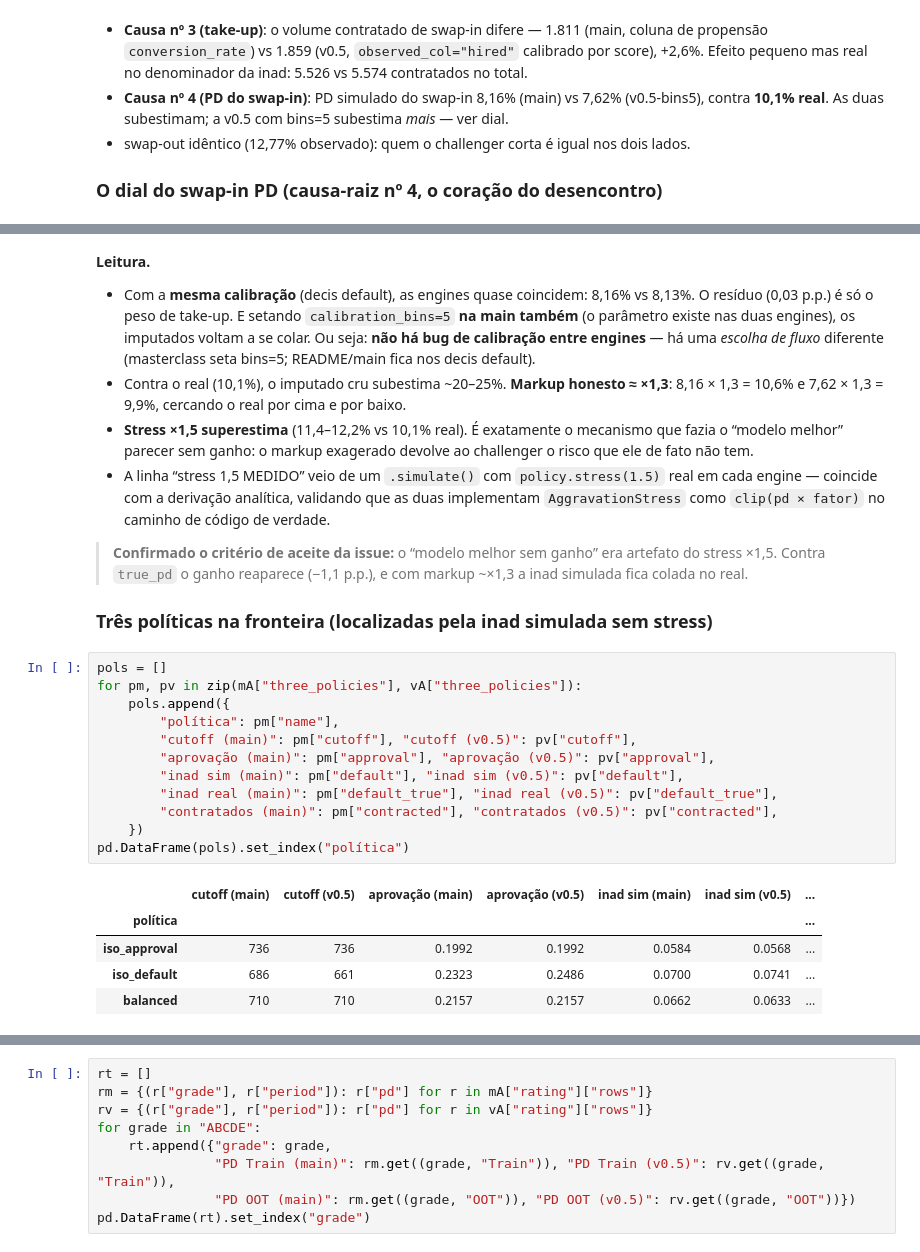
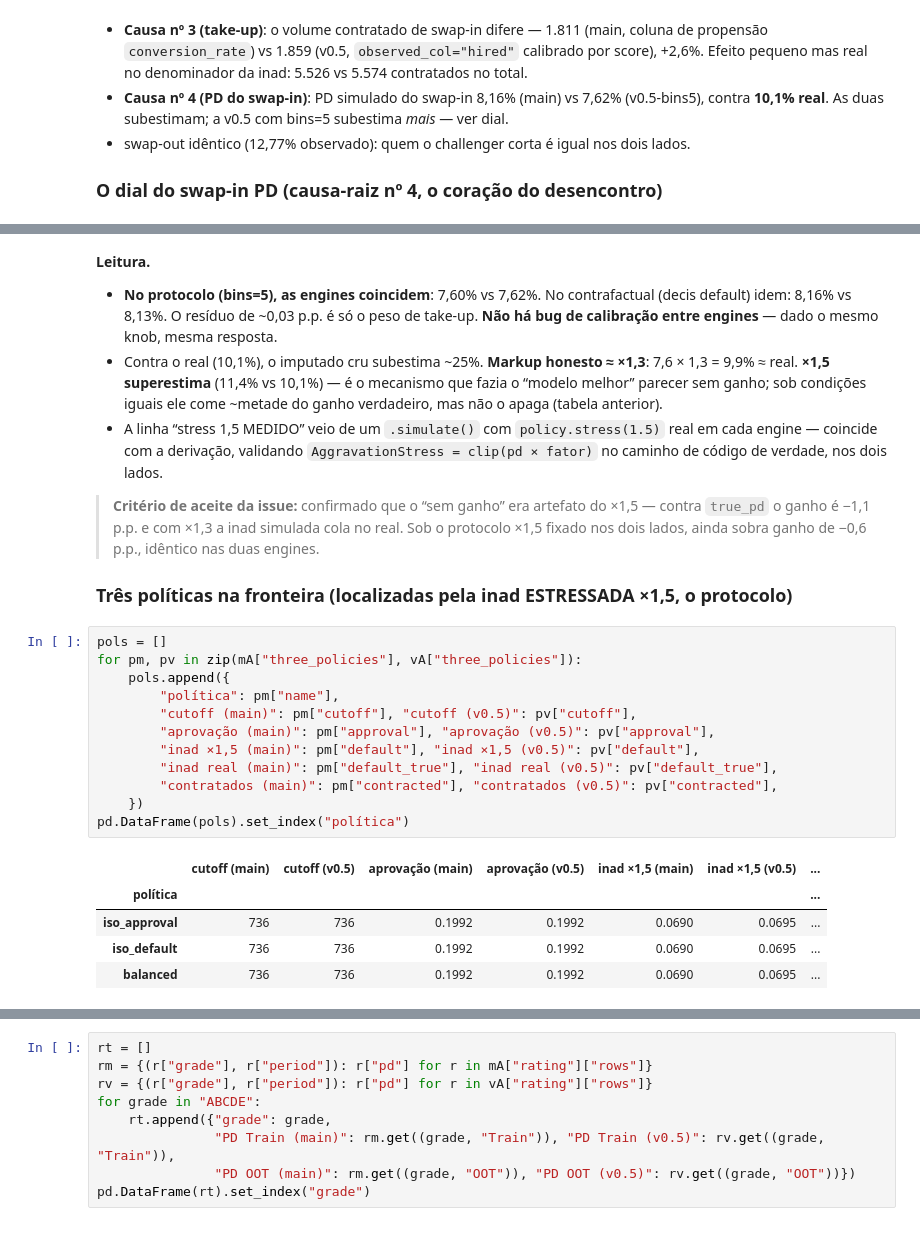
Before and after one commit to matheuspasche/pycreditools, a Jupyter notebook: validation/masterclass_engine_parity.ipynb, the cells around one changed output, grey strips where cells are left out. Saved outputs shown, nothing was run; the diff lists cells and outputs as text.

```diff
--- a/validation/masterclass_engine_parity.ipynb
+++ b/validation/masterclass_engine_parity.ipynb
@@ -284,40 +291,37 @@ dial
 # %% [markdown]
 **Leitura.**
 
-- Com a **mesma calibração** (decis default), as engines quase coincidem: 8,16% vs 8,13%.
-  O resíduo (0,03 p.p.) é só o peso de take-up. E setando `calibration_bins=5` **na main
-  também** (o parâmetro existe nas duas engines), os imputados voltam a se colar. Ou seja:
-  **não há bug de calibração entre engines** — há uma *escolha de fluxo* diferente
-  (masterclass seta bins=5; README/main fica nos decis default).
-- Contra o real (10,1%), o imputado cru subestima ~20–25%. **Markup honesto ≈ ×1,3**:
-  8,16 × 1,3 = 10,6% e 7,62 × 1,3 = 9,9%, cercando o real por cima e por baixo.
-- **Stress ×1,5 superestima** (11,4–12,2% vs 10,1% real). É exatamente o mecanismo que
-  fazia o “modelo melhor” parecer sem ganho: o markup exagerado devolve ao challenger
-  o risco que ele de fato não tem.
+- **No protocolo (bins=5), as engines coincidem**: 7,60% vs 7,62%. No contrafactual
+  (decis default) idem: 8,16% vs 8,13%. O resíduo de ~0,03 p.p. é só o peso de take-up.
+  **Não há bug de calibração entre engines** — dado o mesmo knob, mesma resposta.
+- Contra o real (10,1%), o imputado cru subestima ~25%. **Markup honesto ≈ ×1,3**:
+  7,6 × 1,3 = 9,9% ≈ real. **×1,5 superestima** (11,4% vs 10,1%) — é o mecanismo que fazia
+  o “modelo melhor” parecer sem ganho; sob condições iguais ele come ~metade do ganho
+  verdadeiro, mas não o apaga (tabela anterior).
 - A linha “stress 1,5 MEDIDO” veio de um `.simulate()` com `policy.stress(1.5)` real em cada
-  engine — coincide com a derivação analítica, validando que as duas implementam
-  `AggravationStress` como `clip(pd × fator)` no caminho de código de verdade.
+  engine — coincide com a derivação, validando `AggravationStress = clip(pd × fator)` no
+  caminho de código de verdade, nos dois lados.
 
-> **Confirmado o critério de aceite da issue:** o “modelo melhor sem ganho” era artefato do
-> stress ×1,5. Contra `true_pd` o ganho reaparece (−1,1 p.p.), e com markup ~×1,3 a inad
-> simulada fica colada no real.
+> **Critério de aceite da issue:** confirmado que o “sem ganho” era artefato do ×1,5 — contra
+> `true_pd` o ganho é −1,1 p.p. e com ×1,3 a inad simulada cola no real. Sob o protocolo
+> ×1,5 fixado nos dois lados, ainda sobra ganho de −0,6 p.p., idêntico nas duas engines.
 
-### Três políticas na fronteira (localizadas pela inad simulada sem stress)
+### Três políticas na fronteira (localizadas pela inad ESTRESSADA ×1,5, o protocolo)
 # %%
 pols = []
 for pm, pv in zip(mA["three_policies"], vA["three_policies"]):
     pols.append({
         "política": pm["name"],
         "cutoff (main)": pm["cutoff"], "cutoff (v0.5)": pv["cutoff"],
         "aprovação (main)": pm["approval"], "aprovação (v0.5)": pv["approval"],
-        "inad sim (main)": pm["default"], "inad sim (v0.5)": pv["default"],
+        "inad ×1,5 (main)": pm["default"], "inad ×1,5 (v0.5)": pv["default"],
         "inad real (main)": pm["default_true"], "inad real (v0.5)": pv["default_true"],
         "contratados (main)": pm["contracted"], "contratados (v0.5)": pv["contracted"],
     })
 pd.DataFrame(pols).set_index("política")
 # %% [output]
-|  | cutoff (main) | cutoff (v0.5) | aprovação (main) | aprovação (v0.5) | inad sim (main) | inad sim (v0.5) | ... |
+|  | cutoff (main) | cutoff (v0.5) | aprovação (main) | aprovação (v0.5) | inad ×1,5 (main) | inad ×1,5 (v0.5) | ... |
 | política |  |  |  |  |  |  | ... |
-| iso_approval | 736 | 736 | 0.1992 | 0.1992 | 0.0584 | 0.0568 | ... |
-| iso_default | 686 | 661 | 0.2323 | 0.2486 | 0.0700 | 0.0741 | ... |
-| balanced | 710 | 710 | 0.2157 | 0.2157 | 0.0662 | 0.0633 | ... |
+| iso_approval | 736 | 736 | 0.1992 | 0.1992 | 0.0690 | 0.0695 | ... |
+| iso_default | 736 | 736 | 0.1992 | 0.1992 | 0.0690 | 0.0695 | ... |
+| balanced | 736 | 736 | 0.1992 | 0.1992 | 0.0690 | 0.0695 | ... |
```
Also changed, not shown: parts of 17 cells of this notebook, 10 other files.
